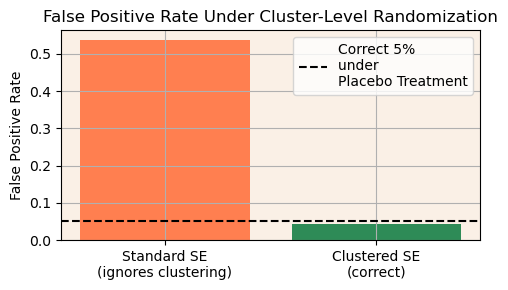
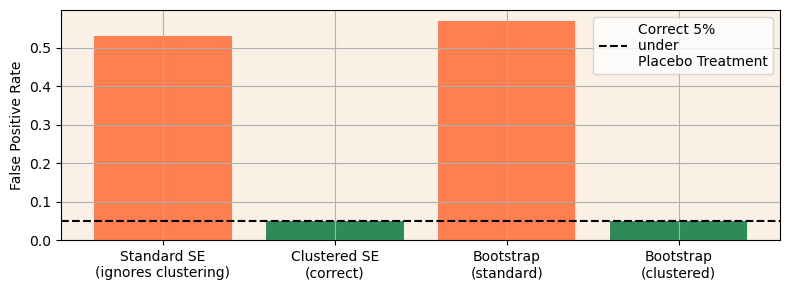
Code edit (unified diff) that turned the first committed figure into the second:
--- before
+++ after
@@ -1,14 +1,15 @@
-fig, ax = plt.subplots(ncols=1, nrows=1, figsize=(5, 3))
+fig, ax = plt.subplots(ncols=1, nrows=1, figsize=(8, 3))
 
-labels = ['Standard SE\n(ignores clustering)', 'Clustered SE\n(correct)']
-values = [fpr['standard_se'], fpr['clustered_se']]
-colors = ['coral', 'seagreen']
+labels = ['Standard SE\n(ignores clustering)', 'Clustered SE\n(correct)',
+          'Bootstrap\n(standard)', 'Bootstrap\n(clustered)']
+values = [fpr['standard_se'], fpr['clustered_se'], fpr['bootstrap_standard'], fpr['bootstrap_cluster']]
+colors = ['coral', 'seagreen', 'coral', 'seagreen']
 
-ax.bar(np.arange(2), values, color=colors)
+ax.bar(np.arange(4), values, color=colors)
 ax.axhline(0.05, color='black', linestyle='--', label='Correct 5% \nunder \nPlacebo Treatment')
-ax.set_xticks(np.arange(2))
+ax.set_xticks(np.arange(4))
 ax.set_xticklabels(labels)
 ax.set_ylabel('False Positive Rate')
-ax.set_title('False Positive Rate Under Cluster-Level Randomization')
+# ax.set_title('False Positive Rate Under Cluster-Level Randomization')
 ax.legend()
 ax.grid()

Commit: adding bootstrapping to clustering